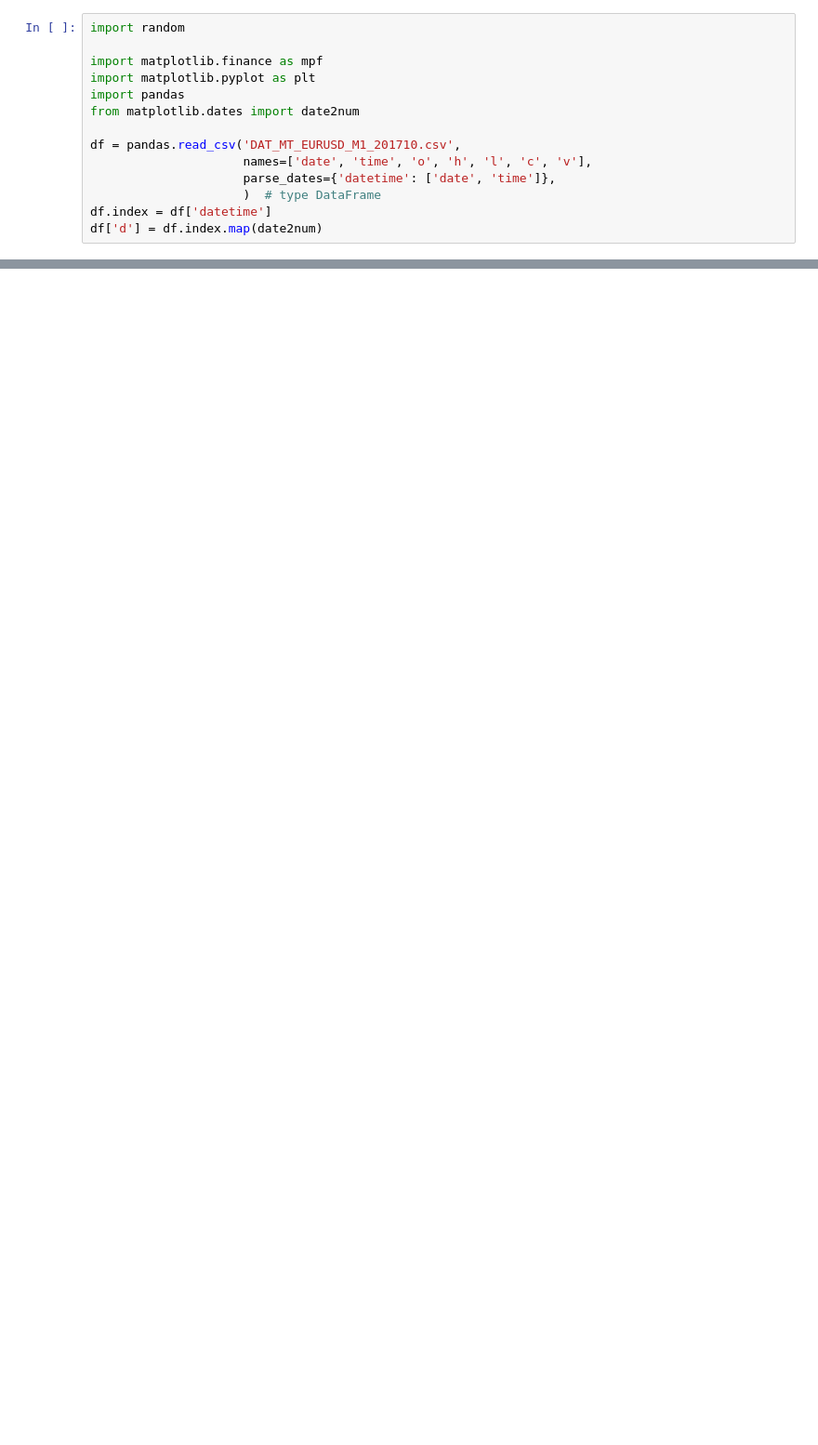
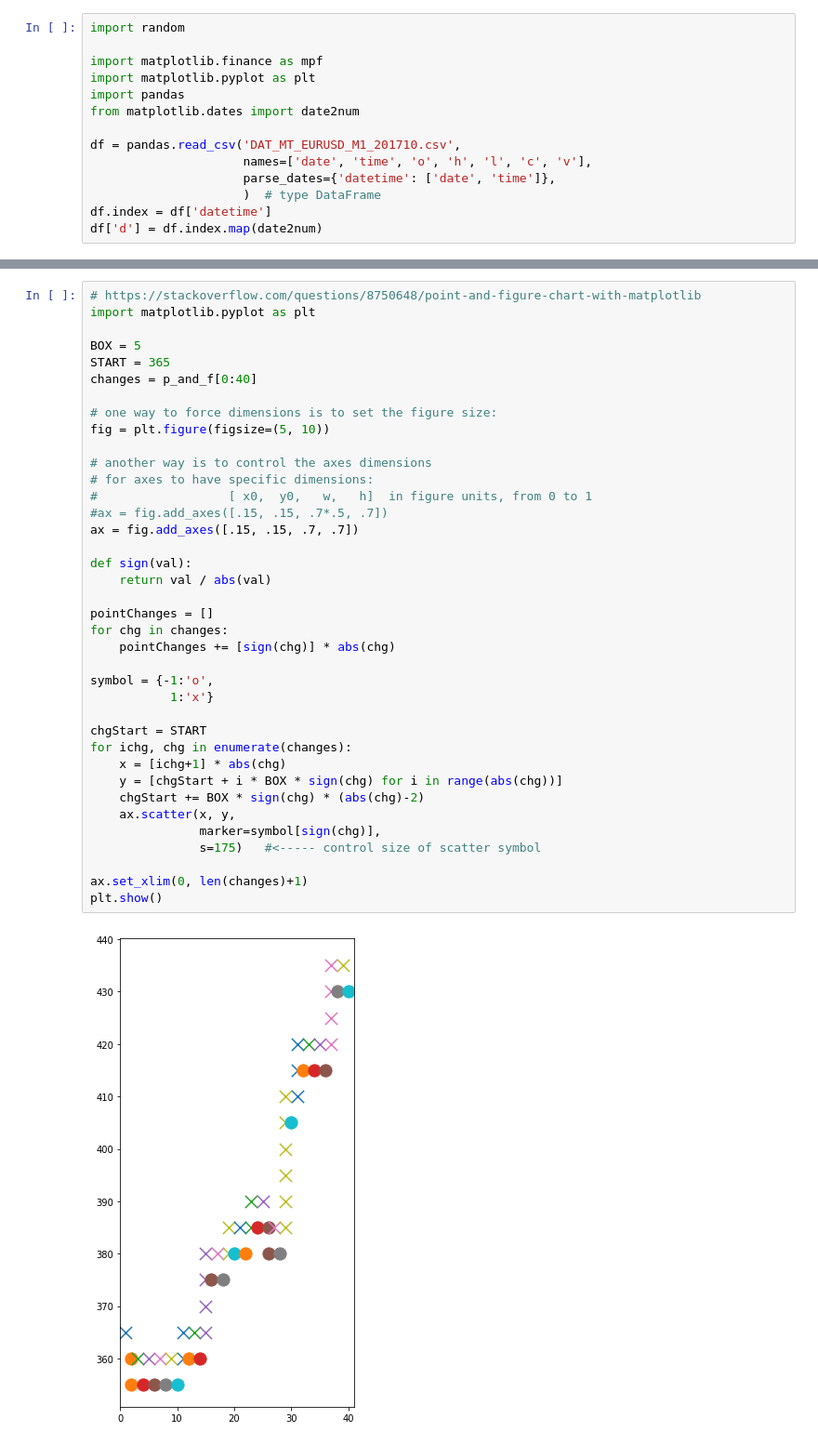
Before and after one commit to hide-tono/python-training, a Jupyter notebook: python-system-trade/sandbox/point_and_figure.ipynb, the cells around one changed output, grey strips where cells are left out. Shown at 93% size. Cells and saved outputs as stored; diff of their text form; blank space fills up the shorter version.

```diff
--- a/python-system-trade/sandbox/point_and_figure.ipynb
+++ b/python-system-trade/sandbox/point_and_figure.ipynb
@@ -59,0 +60,40 @@ print(p_and_f)
+# %%
+# https://stackoverflow.com/questions/8750648/point-and-figure-chart-with-matplotlib
+import matplotlib.pyplot as plt
+
+BOX = 5
+START = 365
+changes = p_and_f[0:40]
+
+# one way to force dimensions is to set the figure size:
+fig = plt.figure(figsize=(5, 10))
+
+# another way is to control the axes dimensions
+# for axes to have specific dimensions:
+#                  [ x0,  y0,   w,   h]  in figure units, from 0 to 1
+#ax = fig.add_axes([.15, .15, .7*.5, .7])
+ax = fig.add_axes([.15, .15, .7, .7])
+
+def sign(val):
+    return val / abs(val)
+
+pointChanges = []
+for chg in changes:
+    pointChanges += [sign(chg)] * abs(chg)
+
+symbol = {-1:'o',
+           1:'x'}
+
+chgStart = START
+for ichg, chg in enumerate(changes):
+    x = [ichg+1] * abs(chg)
+    y = [chgStart + i * BOX * sign(chg) for i in range(abs(chg))]
+    chgStart += BOX * sign(chg) * (abs(chg)-2)
+    ax.scatter(x, y,
+               marker=symbol[sign(chg)],
+               s=175)   #<----- control size of scatter symbol
+
+ax.set_xlim(0, len(changes)+1)
+plt.show()
+# %% [output]
+[figure, added]
```
Also changed, not shown: parts of 2 cells of this notebook, 1 other file.
